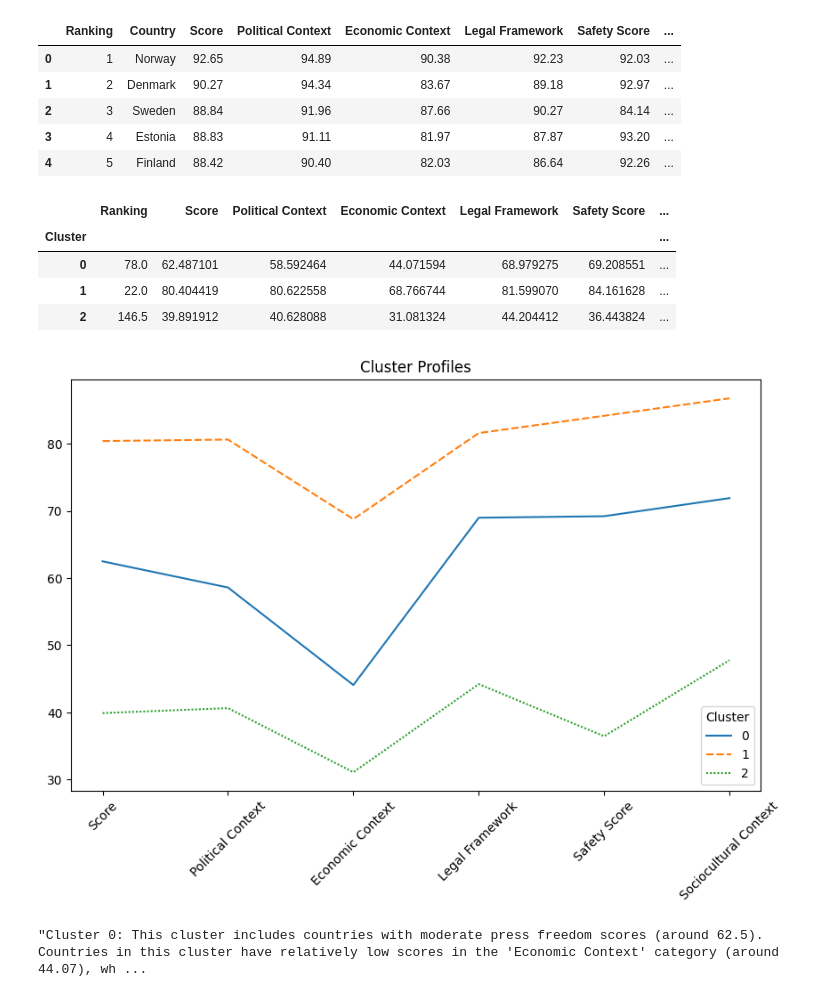
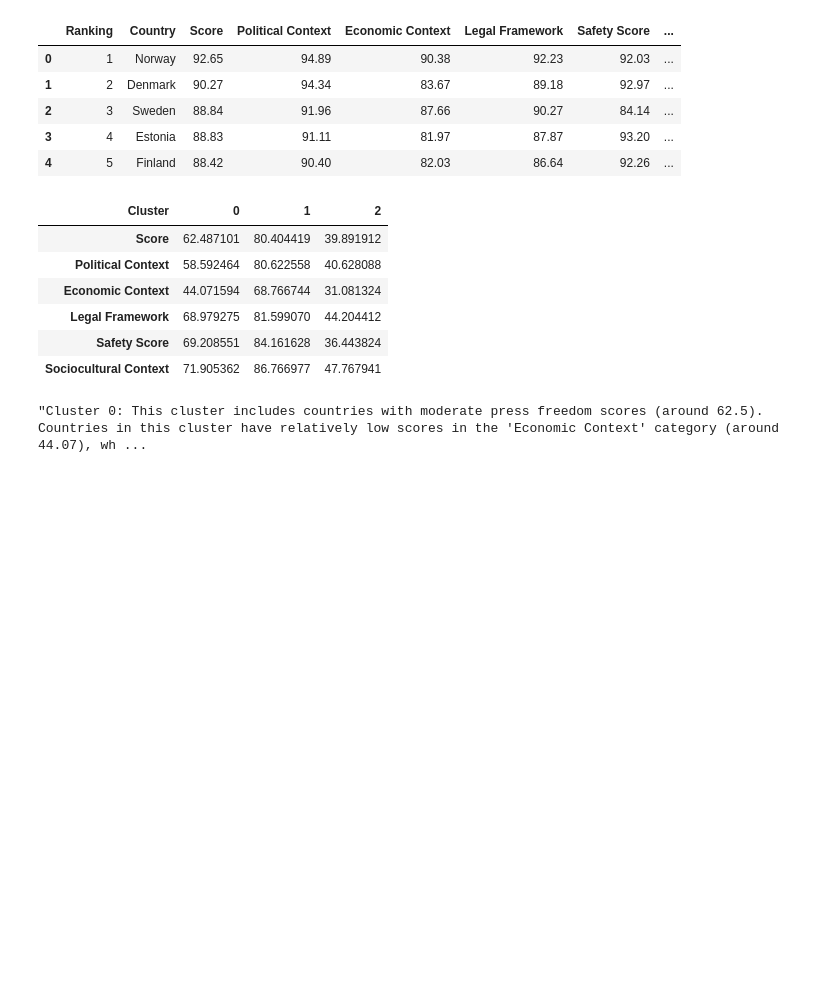
Before and after one commit to eugenefauntleroy/press_freedom_cluster_analysis, a Jupyter notebook: cluster_analysis_press_freedom.ipynb, the cells around one changed output. Saved outputs shown, nothing was run; the diff lists cells and outputs as text; code cells hidden in the pictures; blank space fills up the shorter version.

```diff
--- a/cluster_analysis_press_freedom.ipynb
+++ b/cluster_analysis_press_freedom.ipynb
@@ -74,27 +74,21 @@ top_countries
 # %%
 from IPython.display import display
 
 display(cluster_profiles)
 
 # Calculating the mean score for each indicator within each cluster
 cluster_profiles = rsf_data.groupby('Cluster').mean()[score_columns]
 
 # Transposing the DataFrame for easier plotting
 cluster_profiles = cluster_profiles.transpose()
-
-# Creating a line plot of the cluster profiles
-plt.figure(figsize=(10, 6))
-sns.lineplot(data=cluster_profiles)
-plt.xticks(rotation=45)
-plt.title('Cluster Profiles')
-plt.show()
 # %% [output]
-|  | Ranking | Score | Political Context | Economic Context | Legal Framework | Safety Score | ... |
-| Cluster |  |  |  |  |  |  | ... |
-| 0 | 78.0 | 62.487101 | 58.592464 | 44.071594 | 68.979275 | 69.208551 | ... |
-| 1 | 22.0 | 80.404419 | 80.622558 | 68.766744 | 81.599070 | 84.161628 | ... |
-| 2 | 146.5 | 39.891912 | 40.628088 | 31.081324 | 44.204412 | 36.443824 | ... |
+| Cluster | 0 | 1 | 2 |
+| Score | 62.487101 | 80.404419 | 39.891912 |
+| Political Context | 58.592464 | 80.622558 | 40.628088 |
+| Economic Context | 44.071594 | 68.766744 | 31.081324 |
+| Legal Framework | 68.979275 | 81.599070 | 44.204412 |
+| Safety Score | 69.208551 | 84.161628 | 36.443824 |
+| Sociocultural Context | 71.905362 | 86.766977 | 47.767941 |
-[figure, removed]
 # %%
 """Cluster 0: This cluster includes countries with moderate press freedom scores (around 62.5). Countries in this cluster have relatively low scores in the 'Economic Context' category (around 44.07), which could suggest that economic factors are a significant challenge to press freedom in these countries."""
 # %% [output]
```
